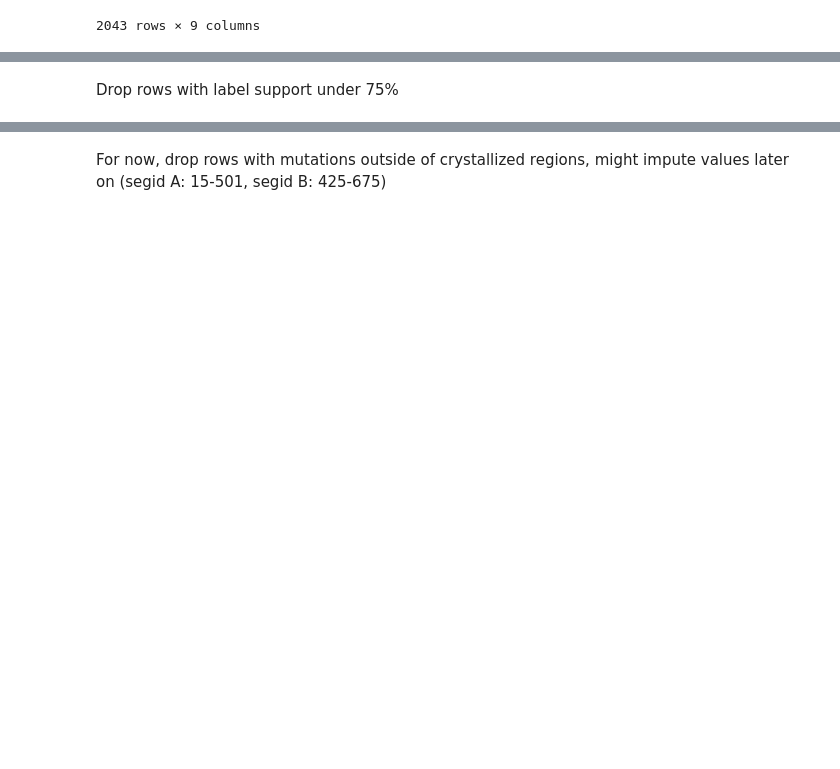
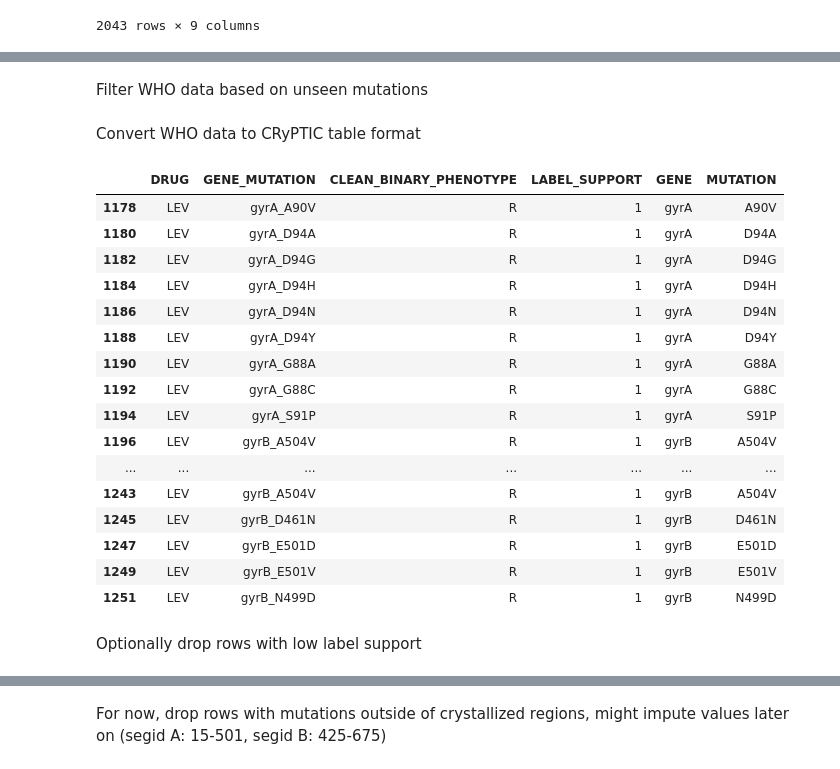
Before and after one commit to viktoria023/predict_FQ_resistance, a Jupyter notebook: 01_Dataset_prep.ipynb, the cells around one changed output, grey strips where cells are left out. Drawn from its saved outputs; the diff is of its cells as text; code cells hidden in the pictures; blank space fills up the shorter version.

```diff
--- a/01_Dataset_prep.ipynb
+++ b/01_Dataset_prep.ipynb
@@ -280,0 +259,2 @@ LEV_DATASET[['CLEAN_BINARY_PHENOTYPE', 'LABEL_SUPPORT']] = LEV_DATASET.apply(lam
+# %% [markdown]
+Filter WHO data based on unseen mutations
@@ -281,5 +264,58 @@ LEV_DATASET[['CLEAN_BINARY_PHENOTYPE', 'LABEL_SUPPORT']] = LEV_DATASET.apply(lam
+# %% [markdown]
+Convert WHO data to CRyPTIC table format
+# %%
+def replace_symbol(input_string, target_symbol, replacement_symbol):
+
+    modified_string = input_string.replace(target_symbol, replacement_symbol)
+
+    return modified_string
+
+def add_gene_mutation(row):
+
+    gene = row.GENE_MUTATION[:4]
+    mutation = row.GENE_MUTATION[5:]
+
+    return pd.Series([gene, mutation])
+
+MXF_WHO['MUTATION'] = [replace_symbol(s, '@', '_') for s in MXF_WHO.MUTATION]
+MXF_WHO[['MUTATION', 'PREDICTION']]
+MXF_WHO.rename(columns = {'MUTATION' : 'GENE_MUTATION', 'PREDICTION' : 'CLEAN_BINARY_PHENOTYPE'}, inplace = True)
+MXF_WHO = MXF_WHO[['DRUG', 'GENE_MUTATION', 'CLEAN_BINARY_PHENOTYPE']]
+MXF_WHO['LABEL_SUPPORT'] = 1
+MXF_WHO[['GENE', 'MUTATION']] = MXF_WHO.apply(lambda row: add_gene_mutation(row), axis = 1)
+mask = MXF_WHO['MUTATION'].str.contains('c-|=', case=False, regex=True)
+MXF_WHO = MXF_WHO[~mask]
+MXF_WHO
+
+LEV_WHO['MUTATION'] = [replace_symbol(s, '@', '_') for s in LEV_WHO.MUTATION]
+LEV_WHO[['MUTATION', 'PREDICTION']]
+LEV_WHO.rename(columns = {'MUTATION' : 'GENE_MUTATION', 'PREDICTION' : 'CLEAN_BINARY_PHENOTYPE'}, inplace = True)
+LEV_WHO = LEV_WHO[['DRUG', 'GENE_MUTATION', 'CLEAN_BINARY_PHENOTYPE']]
+LEV_WHO['LABEL_SUPPORT'] = 1
+LEV_WHO[['GENE', 'MUTATION']] = LEV_WHO.apply(lambda row: add_gene_mutation(row), axis = 1)
+mask = LEV_WHO['MUTATION'].str.contains('c-|=', case=False, regex=True)
+LEV_WHO = LEV_WHO[~mask]
+LEV_WHO
+# %% [output]
+|  | DRUG | GENE_MUTATION | CLEAN_BINARY_PHENOTYPE | LABEL_SUPPORT | GENE | MUTATION |
+| 1178 | LEV | gyrA_A90V | R | 1 | gyrA | A90V |
+| 1180 | LEV | gyrA_D94A | R | 1 | gyrA | D94A |
+| 1182 | LEV | gyrA_D94G | R | 1 | gyrA | D94G |
+| 1184 | LEV | gyrA_D94H | R | 1 | gyrA | D94H |
+| 1186 | LEV | gyrA_D94N | R | 1 | gyrA | D94N |
+| 1188 | LEV | gyrA_D94Y | R | 1 | gyrA | D94Y |
+| 1190 | LEV | gyrA_G88A | R | 1 | gyrA | G88A |
+| 1192 | LEV | gyrA_G88C | R | 1 | gyrA | G88C |
+| 1194 | LEV | gyrA_S91P | R | 1 | gyrA | S91P |
+| 1196 | LEV | gyrB_A504V | R | 1 | gyrB | A504V |
+| ... | ... | ... | ... | ... | ... | ... |
+| 1243 | LEV | gyrB_A504V | R | 1 | gyrB | A504V |
+| 1245 | LEV | gyrB_D461N | R | 1 | gyrB | D461N |
+| 1247 | LEV | gyrB_E501D | R | 1 | gyrB | E501D |
+| 1249 | LEV | gyrB_E501V | R | 1 | gyrB | E501V |
+| 1251 | LEV | gyrB_N499D | R | 1 | gyrB | N499D |
 # %% [markdown]
-Drop rows with label support under 75%
+Optionally drop rows with low label support
 # %%
 MXF_DATASET = MXF_DATASET[MXF_DATASET.LABEL_SUPPORT > 0.50]
 LEV_DATASET = LEV_DATASET[LEV_DATASET.LABEL_SUPPORT > 0.50]
```
Also changed, not shown: parts of 25 cells of this notebook, 10 other files.
